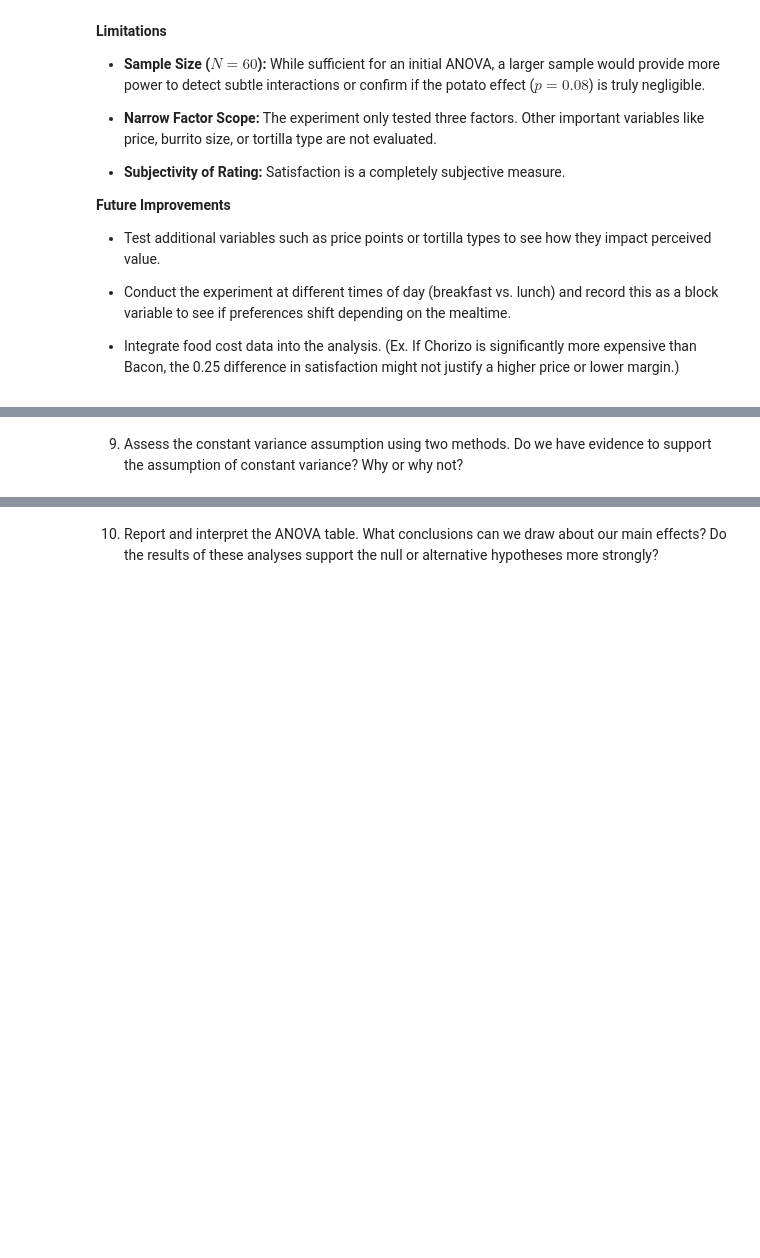
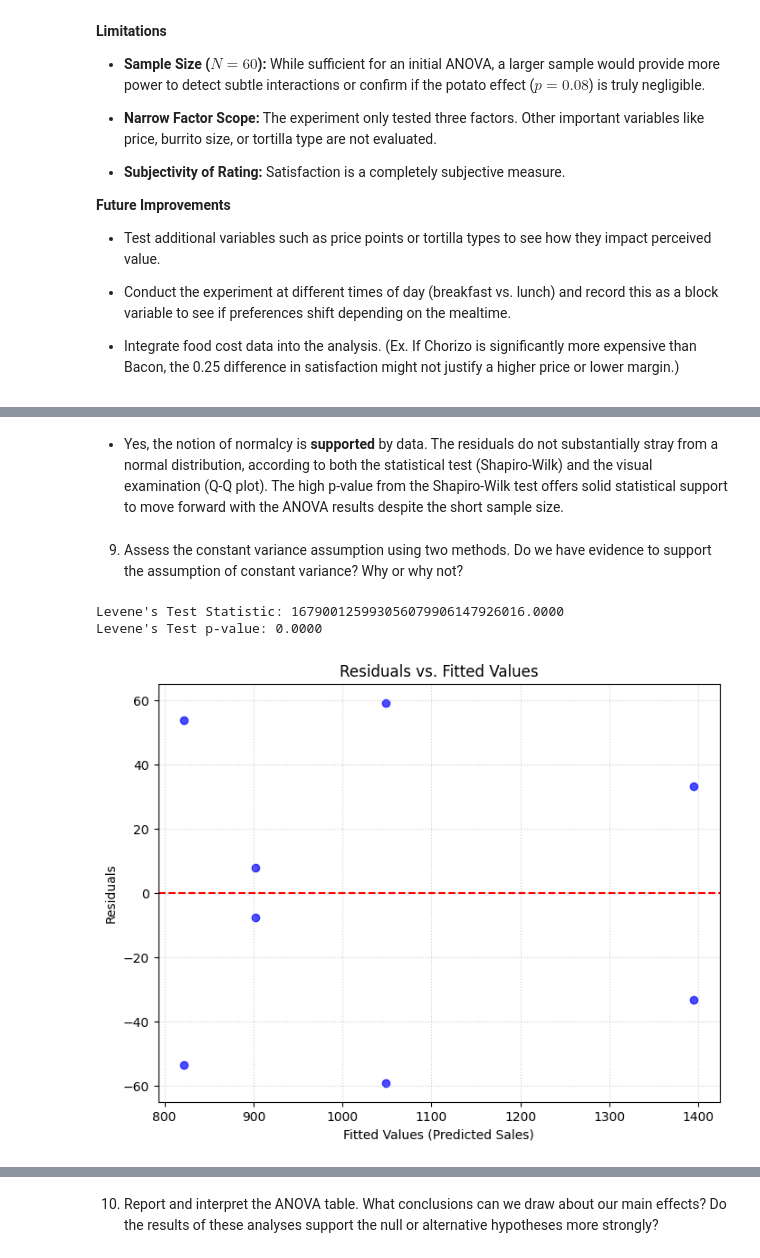
Before and after one commit to cmuriithi/STAT-7220-Applied-Experimental-Design, a Jupyter notebook: Assignments/Final-Exam/Final-Exam.ipynb, the cells around one changed output, grey strips where cells are left out. Drawn from its saved outputs; the diff is of its cells as text; code cells hidden in the pictures; blank space fills up the shorter version.

```diff
--- a/Assignments/Final-Exam/Final-Exam.ipynb
+++ b/Assignments/Final-Exam/Final-Exam.ipynb
@@ -588,4 +794,46 @@ To be more efficient with time and resources, you decide to conduct a $2^{3-1}$
+# %% [markdown]
+- Yes, the notion of normalcy is **supported** by data. The residuals do not substantially stray from a normal distribution, according to both the statistical test (Shapiro-Wilk) and the visual examination (Q-Q plot). The high p-value from the Shapiro-Wilk test offers solid statistical support to move forward with the ANOVA results despite the short sample size.
 # %% [markdown]
 9. Assess the constant variance assumption using two methods. Do we have evidence to support the assumption of constant variance? Why or why not?
 # %%
 ## Question 9 Code ##
+
+import pandas as pd
+import statsmodels.api as sm
+from statsmodels.formula.api import ols
+import scipy.stats as stats
+import matplotlib.pyplot as plt
+import numpy as np
+
+# Fit the same model
+sales_model = ols('Sales ~ C(Location) + C(Timing) + C(Marketing)', data=df_frac).fit()
+
+# Get residuals and fitted values
+residuals = sales_model.resid
+fitted_values = sales_model.fittedvalues
+
+# Residuals vs Fitted Plot
+plt.figure(figsize=(8, 6))
+plt.scatter(fitted_values, residuals, color='blue', alpha=0.7)
+plt.axhline(y=0, color='red', linestyle='--')
+plt.title('Residuals vs. Fitted Values')
+plt.xlabel('Fitted Values (Predicted Sales)')
+plt.ylabel('Residuals')
+plt.grid(True, linestyle=':', alpha=0.6)
+plt.savefig('residuals_vs_fitted.png')
+
+# Levene's Test
+# Need to group the original data by the runs (the 4 unique combinations in the fractional design)
+groups = []
+# Group by the 4 runs
+for combo, group_df in df_frac.groupby(['Location', 'Timing', 'Marketing']):
+    groups.append(group_df['Sales'].values)
+
+levene_stat, levene_p = stats.levene(*groups)
+
+print(f"Levene's Test Statistic: {levene_stat:.4f}")
+print(f"Levene's Test p-value: {levene_p:.4f}")
+# %% [output]
+Levene's Test Statistic: 167900125993056079906147926016.0000
+Levene's Test p-value: 0.0000
+[figure, added]
```
Also changed, not shown: parts of 13 cells of this notebook.
